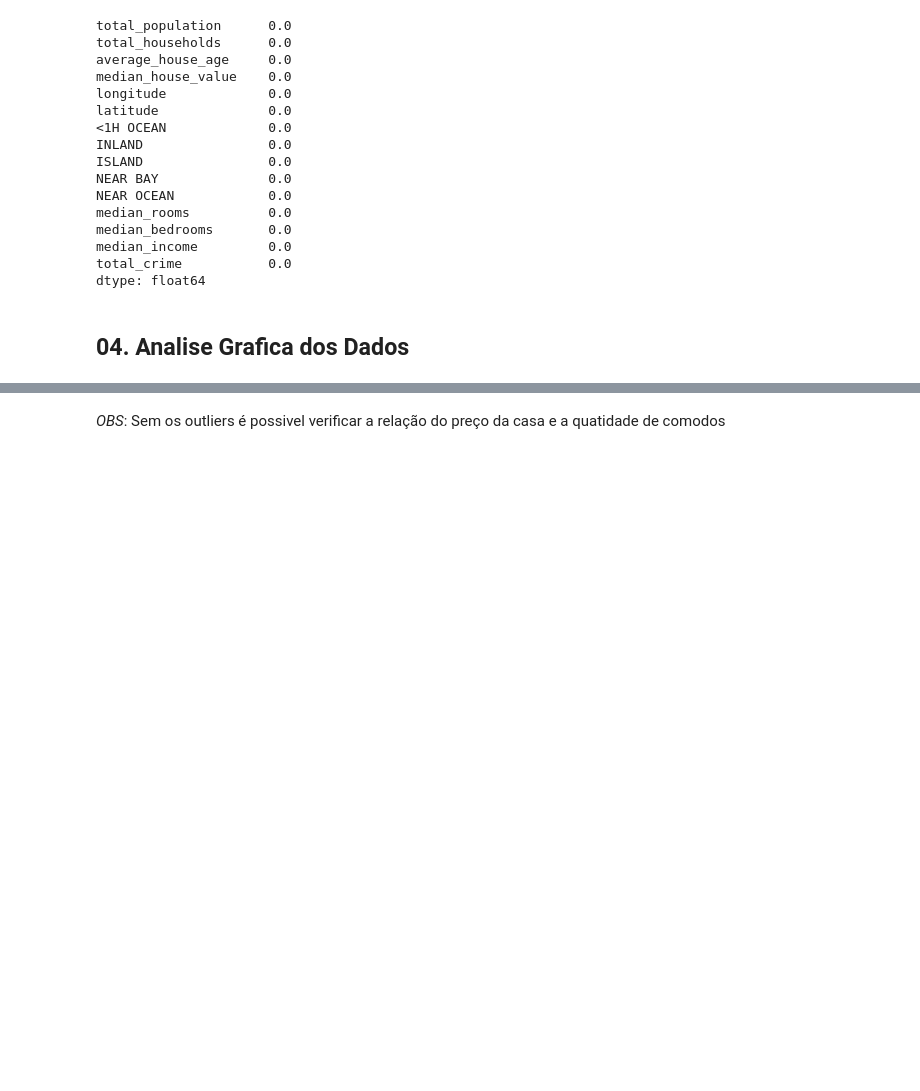
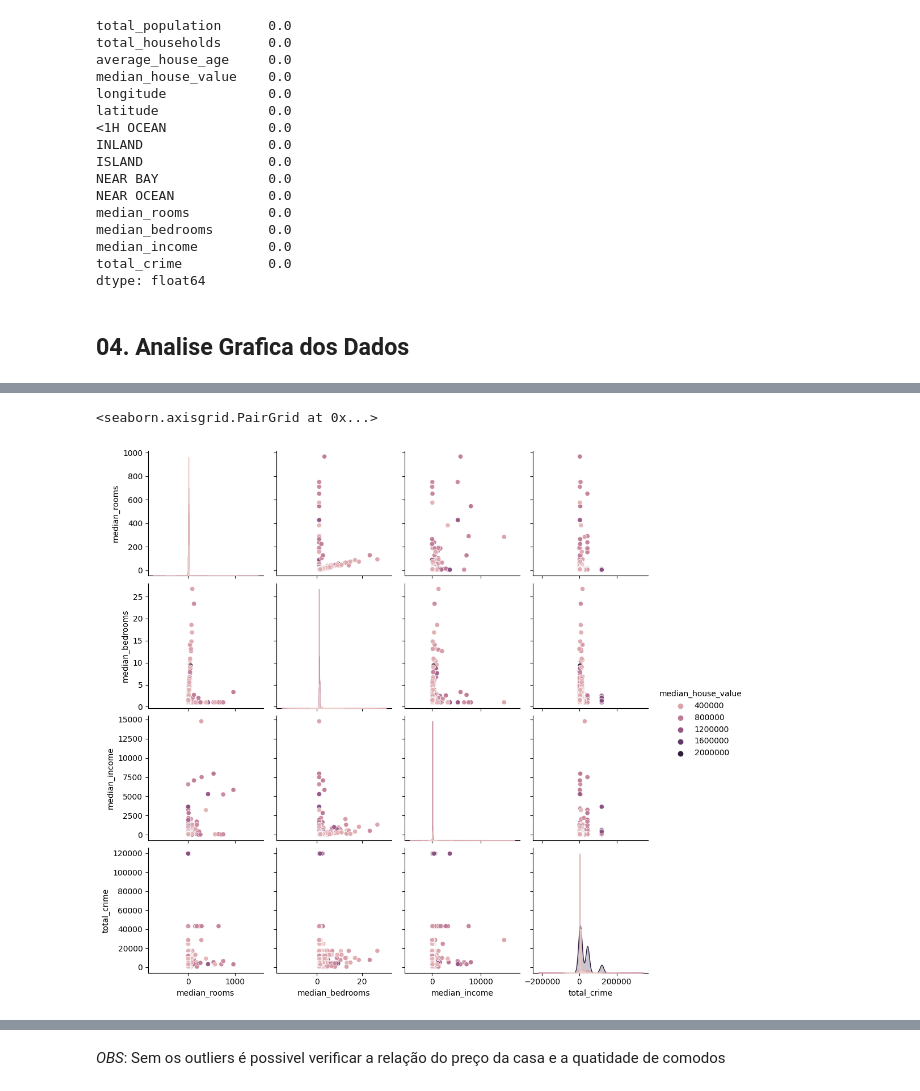
Before and after one commit to christhiangoncalves/Calculo_de_Preco_Casas_California, a Jupyter notebook: California_house_Price.ipynb, the cells around one changed output, grey strips where cells are left out. Cells and saved outputs as stored; diff of their text form; code cells hidden in the pictures; blank space fills up the shorter version.

```diff
--- a/California_house_Price.ipynb
+++ b/California_house_Price.ipynb
@@ -449,7 +448,7 @@ dtype: float64
 # %%
 plot1 = ['median_house_value','total_population', 'total_households', 'average_house_age']
 plot2 = ['median_house_value','<1H OCEAN', 'INLAND','ISLAND', 'NEAR BAY', 'NEAR OCEAN']
-plot3 = ['median_house_value', 'median_rooms', 'median_bedrooms','median_income', 'percent_crime']
+plot3 = ['median_house_value', 'median_rooms', 'median_bedrooms','median_income', 'total_crime']
 # %%
 
 
@@ -459,3 +464,6 @@ plot3 = ['median_house_value', 'median_rooms', 'median_bedrooms','median_income'
 # %%
-#sns.pairplot(df_merged_h_c[plot3],hue= 'median_house_value')
+sns.pairplot(df_merged_h_c[plot3],hue= 'median_house_value')
+# %% [output]
+<seaborn.axisgrid.PairGrid at 0x...>
+[figure, added]
 # %%
```
Also changed, not shown: parts of 9 cells of this notebook.
